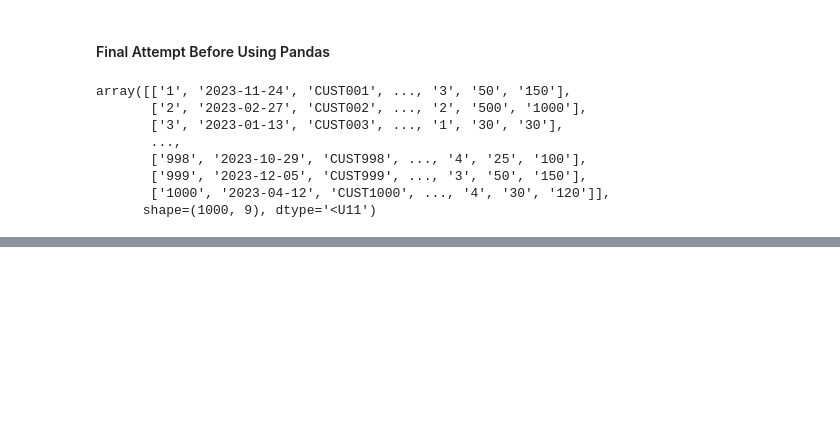
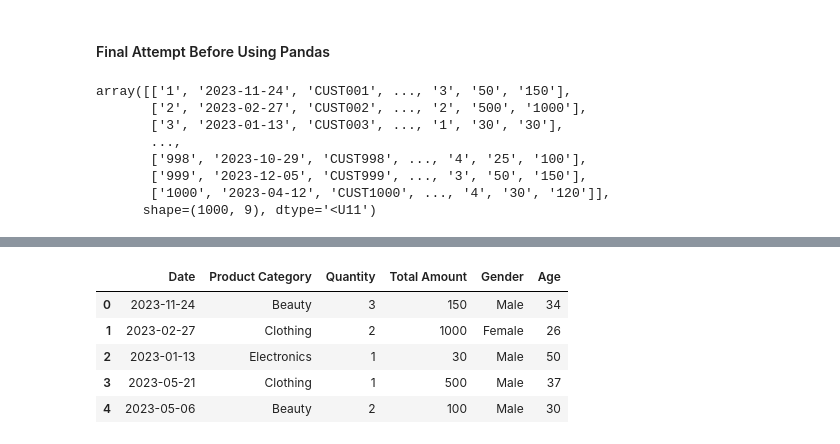
Before and after one commit to heleneInsights/retail-sales-analysis, a Jupyter notebook: notebooks/retail-sales-analysis-numpy.ipynb, the cells around one changed output, grey strips where cells are left out. Cells and saved outputs as stored; diff of their text form; code cells hidden in the pictures; blank space fills up the shorter version.

Commit message:
Handle missing values and basic data cleaning

```diff
--- a/notebooks/retail-sales-analysis-numpy.ipynb
+++ b/notebooks/retail-sales-analysis-numpy.ipynb
@@ -317,0 +343,2 @@ array([['1', '2023-11-24', 'CUST001', ..., '3', '50', '150'],
+# %%
+df_clean = df.copy()
@@ -317,0 +348,3 @@ array([['1', '2023-11-24', 'CUST001', ..., '3', '50', '150'],
+# %%
+df_clean["Date"] = pd.to_datetime(df_clean["Date"], errors="coerce")
+df_clean["Date"].isna().sum()
@@ -317,0 +411,4 @@ array([['1', '2023-11-24', 'CUST001', ..., '3', '50', '150'],
+# %%
+columns_needed = ["Date", "Product Category", "Quantity", "Total Amount", "Gender", "Age"]
+
+df_analysis = df_clean[columns_needed].copy()
@@ -317,0 +431,9 @@ array([['1', '2023-11-24', 'CUST001', ..., '3', '50', '150'],
+# %%
+df_analysis.head()
+# %% [output]
+|  | Date | Product Category | Quantity | Total Amount | Gender | Age |
+| 0 | 2023-11-24 | Beauty | 3 | 150 | Male | 34 |
+| 1 | 2023-02-27 | Clothing | 2 | 1000 | Female | 26 |
+| 2 | 2023-01-13 | Electronics | 1 | 30 | Male | 50 |
+| 3 | 2023-05-21 | Clothing | 1 | 500 | Male | 37 |
+| 4 | 2023-05-06 | Beauty | 2 | 100 | Male | 30 |
```
Also changed, not shown: parts of 14 cells of this notebook.
